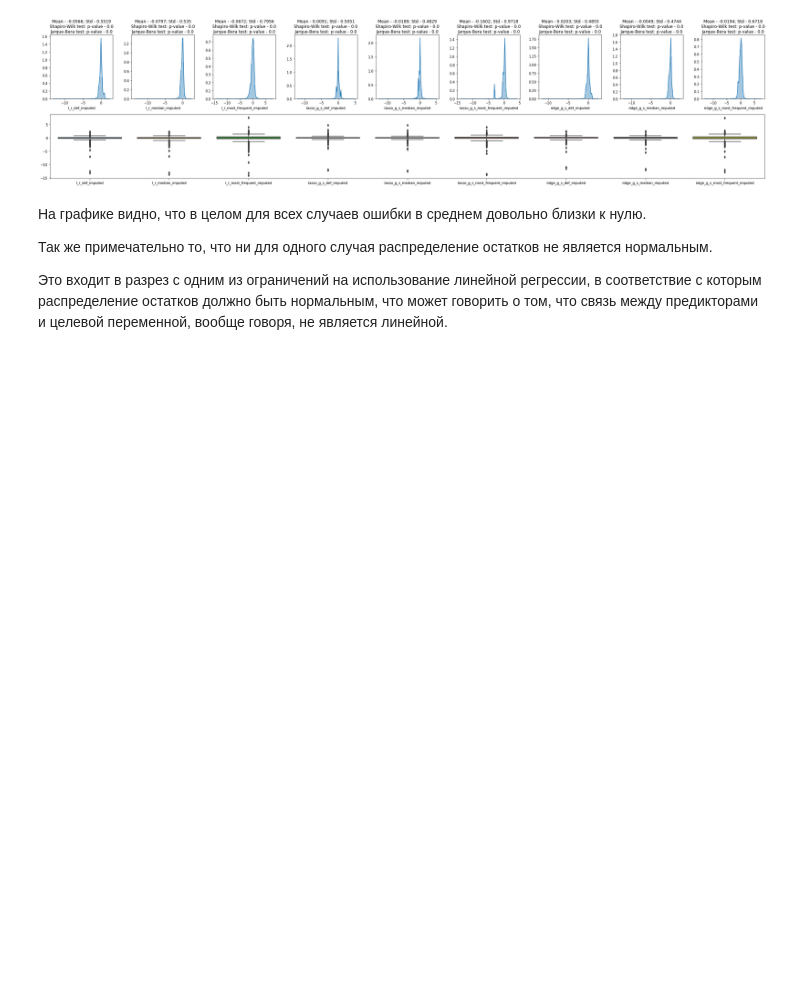
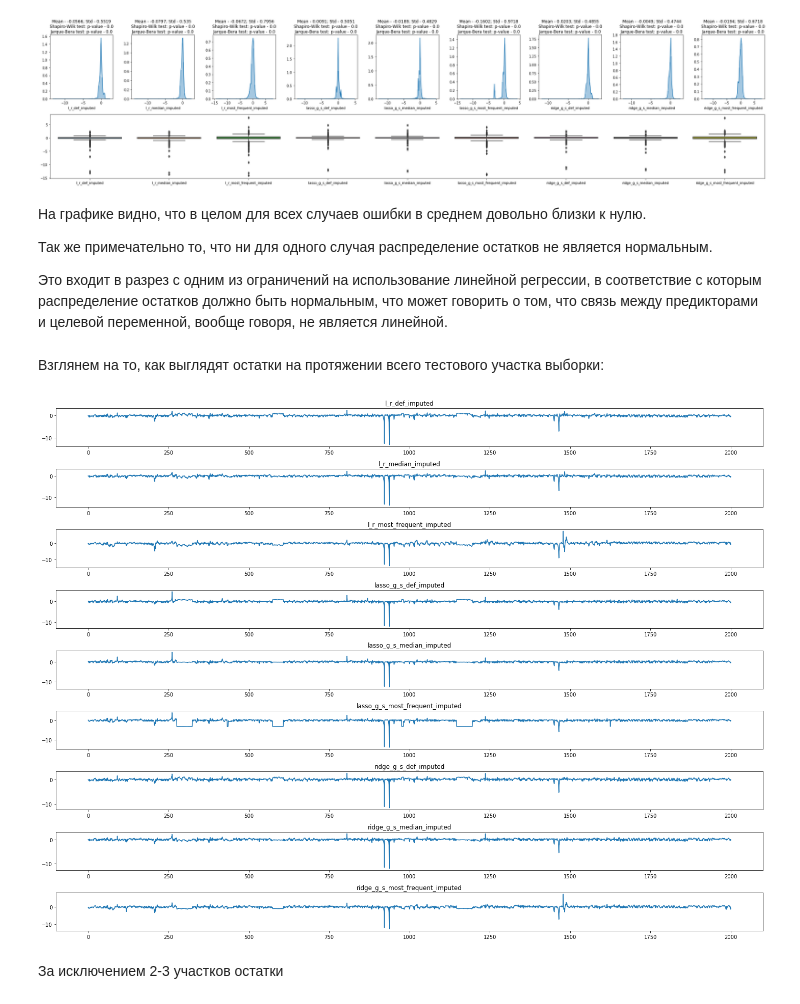
Before and after one commit to IooHooI/REGRESSION, a Jupyter notebook: REGRESSION.ipynb, the cells around one changed output. Saved outputs shown, nothing was run; the diff lists cells and outputs as text; code cells hidden in the pictures; blank space fills up the shorter version.

```diff
--- a/REGRESSION.ipynb
+++ b/REGRESSION.ipynb
@@ -1096,3 +1096,17 @@ plt.show()
 Так же примечательно то, что ни для одного случая распределение остатков не является нормальным.
 
 Это входит в разрез с одним из ограничений на использование линейной регрессии, в соответствие с которым распределение остатков должно быть нормальным, что может говорить о том, что связь между предикторами и целевой переменной, вообще говоря, не является линейной.
+# %% [markdown]
+Взглянем на то, как выглядят остатки на протяжении всего тестового участка выборки:
+# %%
+x = np.linspace(0, 2000, residuals.shape[0])
+f, axes = plt.subplots(len(residuals.columns), 1, figsize=(20, 15))
+for i, ax in enumerate(axes):
+    ax.plot(x, residuals[residuals.columns[i]])
+    ax.set_title(residuals.columns[i])
+plt.tight_layout()
+plt.show()
+# %% [output]
+[figure, added]
+# %% [markdown]
+За исключением 2-3 участков остатки
```
